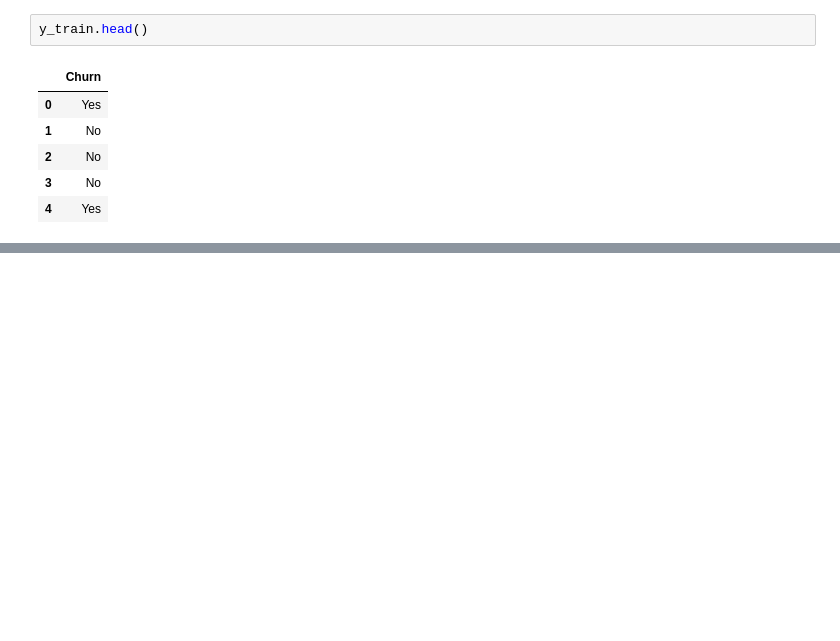
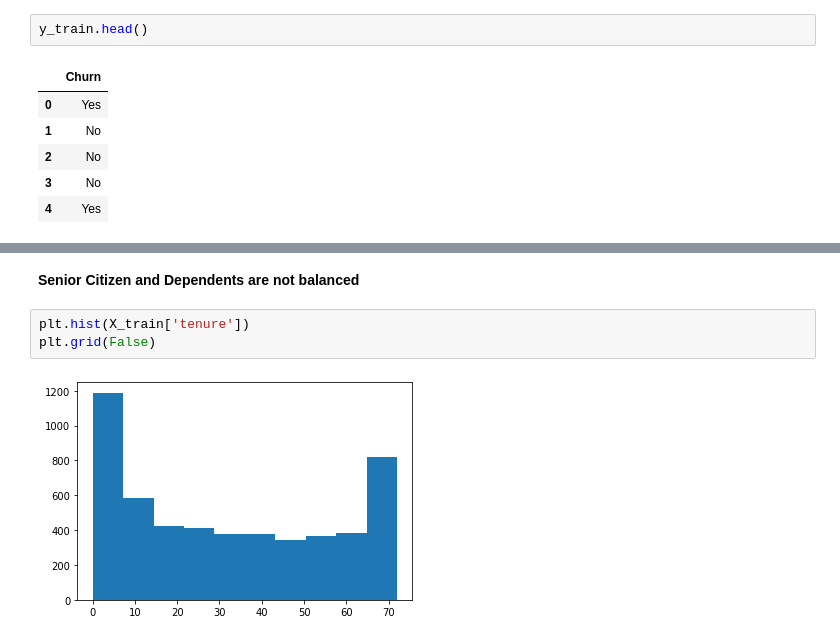
Before and after one commit to karthik-maddukuri/churn-model, a Jupyter notebook: notebooks/01.Initital EDA.ipynb, the cells around one changed output, grey strips where cells are left out. Saved outputs shown, nothing was run; the diff lists cells and outputs as text; blank space fills up the shorter version.

```diff
--- a/notebooks/01.Initital EDA.ipynb
+++ b/notebooks/01.Initital EDA.ipynb
@@ -151,0 +175,7 @@ y_train.head()
+# %% [markdown]
+**Senior Citizen and Dependents are not balanced**
+# %%
+plt.hist(X_train['tenure'])
+plt.grid(False)
+# %% [output]
+[figure, added]
```
Also changed, not shown: parts of 5 cells of this notebook, 1 other file.
